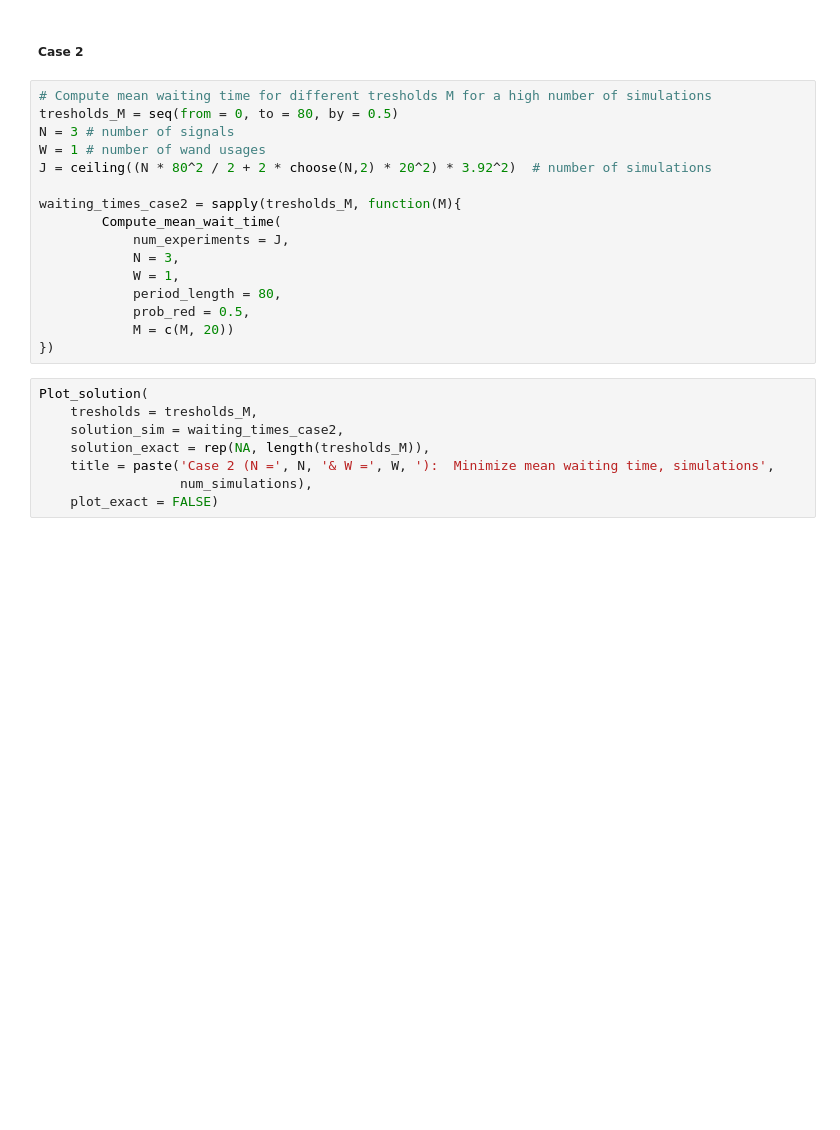
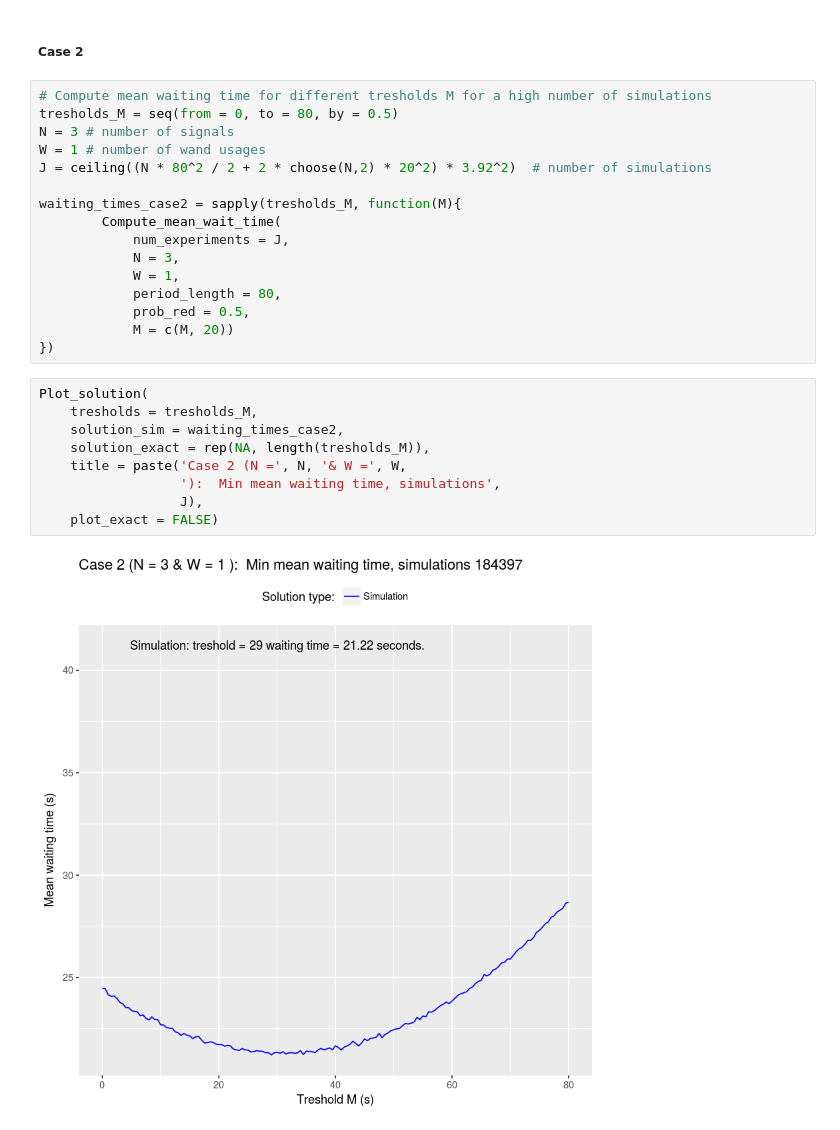
Before and after one commit to yurimejia/waiting_times, a Jupyter notebook: problem_3.ipynb, the cells around one changed output. Saved outputs shown, nothing was run; the diff lists cells and outputs as text; blank space fills up the shorter version.

```diff
--- a/problem_3.ipynb
+++ b/problem_3.ipynb
@@ -355,8 +357,11 @@ waiting_times_case2 = sapply(tresholds_M, function(M){
 # %%
 Plot_solution(
     tresholds = tresholds_M,
     solution_sim = waiting_times_case2,
     solution_exact = rep(NA, length(tresholds_M)),
-    title = paste('Case 2 (N =', N, '& W =', W, '):  Minimize mean waiting time, simulations',
-                  num_simulations),
+    title = paste('Case 2 (N =', N, '& W =', W,
+                  '):  Min mean waiting time, simulations',
+                  J),
     plot_exact = FALSE)
+# %% [output]
+[figure, added]
```
Also changed, not shown: parts of 2 cells of this notebook, 1 other file.
